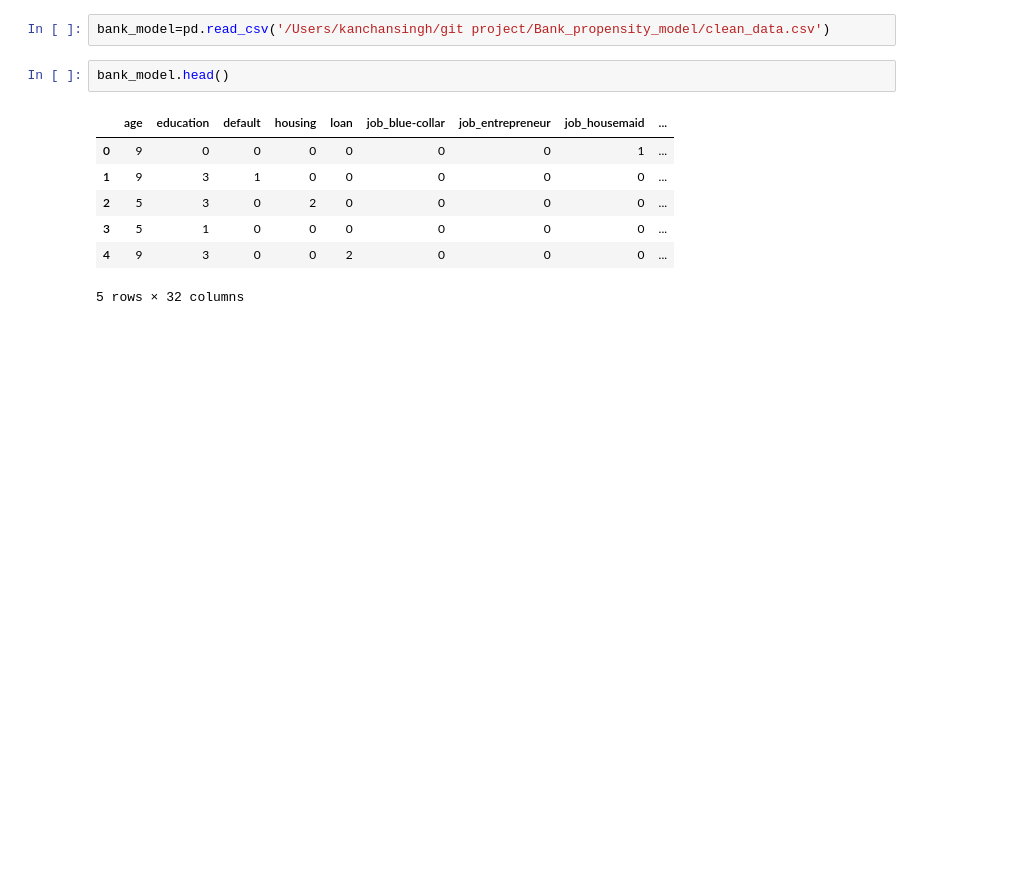
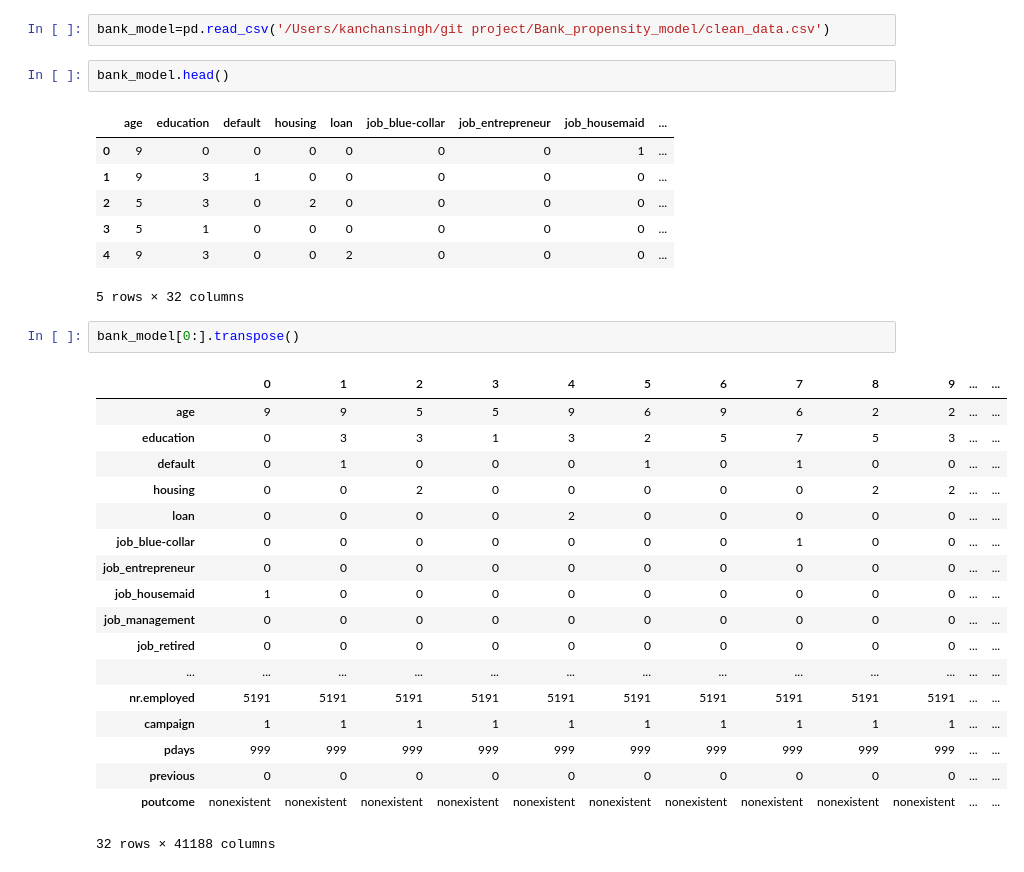
Before and after one commit to kanchanrenu/Bank_propensity_model, a Jupyter notebook: Model_with_clean_bank_data.ipynb, the cells around one changed output. Drawn from its saved outputs; the diff is of its cells as text; blank space fills up the shorter version.

Commit message:
Add files via upload
with updated columns.

```diff
--- a/Model_with_clean_bank_data.ipynb
+++ b/Model_with_clean_bank_data.ipynb
@@ -22,3 +22,24 @@ bank_model.head()
 | 3 | 5 | 1 | 0 | 0 | 0 | 0 | 0 | 0 | ... |
 | 4 | 9 | 3 | 0 | 0 | 2 | 0 | 0 | 0 | ... |
 5 rows × 32 columns
+# %%
+bank_model[0:].transpose()
+# %% [output]
+|  | 0 | 1 | 2 | 3 | 4 | 5 | 6 | 7 | 8 | 9 | ... | ... |
+| age | 9 | 9 | 5 | 5 | 9 | 6 | 9 | 6 | 2 | 2 | ... | ... |
+| education | 0 | 3 | 3 | 1 | 3 | 2 | 5 | 7 | 5 | 3 | ... | ... |
+| default | 0 | 1 | 0 | 0 | 0 | 1 | 0 | 1 | 0 | 0 | ... | ... |
+| housing | 0 | 0 | 2 | 0 | 0 | 0 | 0 | 0 | 2 | 2 | ... | ... |
+| loan | 0 | 0 | 0 | 0 | 2 | 0 | 0 | 0 | 0 | 0 | ... | ... |
+| job_blue-collar | 0 | 0 | 0 | 0 | 0 | 0 | 0 | 1 | 0 | 0 | ... | ... |
+| job_entrepreneur | 0 | 0 | 0 | 0 | 0 | 0 | 0 | 0 | 0 | 0 | ... | ... |
+| job_housemaid | 1 | 0 | 0 | 0 | 0 | 0 | 0 | 0 | 0 | 0 | ... | ... |
+| job_management | 0 | 0 | 0 | 0 | 0 | 0 | 0 | 0 | 0 | 0 | ... | ... |
+| job_retired | 0 | 0 | 0 | 0 | 0 | 0 | 0 | 0 | 0 | 0 | ... | ... |
+| ... | ... | ... | ... | ... | ... | ... | ... | ... | ... | ... | ... | ... |
+| nr.employed | 5191 | 5191 | 5191 | 5191 | 5191 | 5191 | 5191 | 5191 | 5191 | 5191 | ... | ... |
+| campaign | 1 | 1 | 1 | 1 | 1 | 1 | 1 | 1 | 1 | 1 | ... | ... |
+| pdays | 999 | 999 | 999 | 999 | 999 | 999 | 999 | 999 | 999 | 999 | ... | ... |
+| previous | 0 | 0 | 0 | 0 | 0 | 0 | 0 | 0 | 0 | 0 | ... | ... |
+| poutcome | nonexistent | nonexistent | nonexistent | nonexistent | nonexistent | nonexistent | nonexistent | nonexistent | nonexistent | nonexistent | ... | ... |
+32 rows × 41188 columns
```
